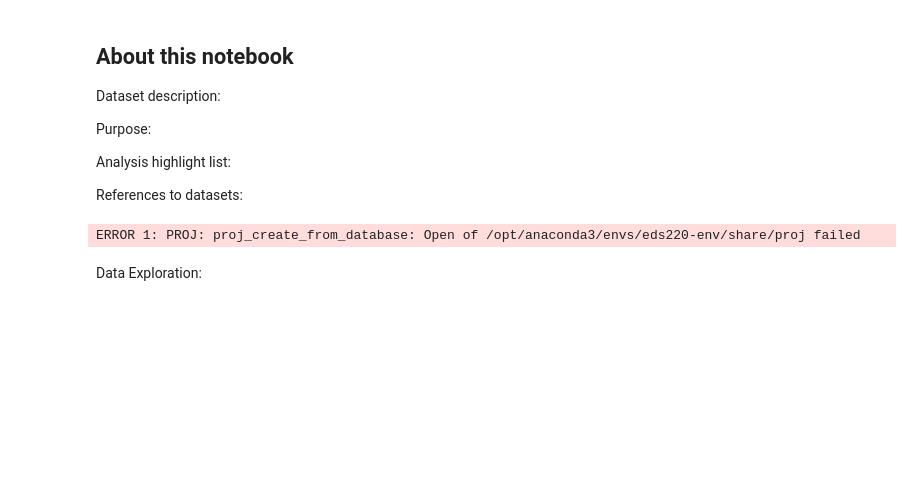
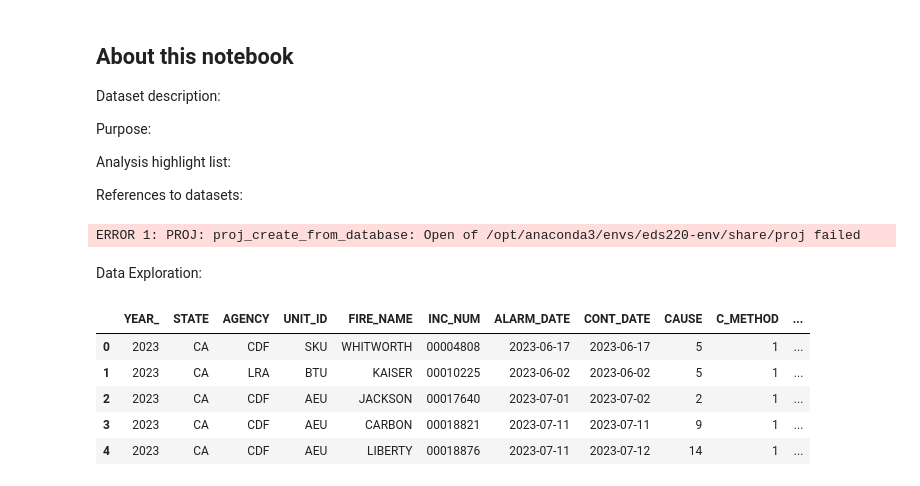
Before and after one commit to mmyiv/eds220-hwk4, a Jupyter notebook: wk4-task2-fire-perimeter-YIV.ipynb, the cells around one changed output. Saved outputs shown, nothing was run; the diff lists cells and outputs as text; code cells hidden in the pictures; blank space fills up the shorter version.

```diff
--- a/wk4-task2-fire-perimeter-YIV.ipynb
+++ b/wk4-task2-fire-perimeter-YIV.ipynb
@@ -29,3 +29,13 @@ fire = gpd.read_file(fp)
 ERROR 1: PROJ: proj_create_from_database: Open of /opt/anaconda3/envs/eds220-env/share/proj failed
 # %% [markdown]
 Data Exploration:
+# %%
+# View the first few rows
+fire.head()
+# %% [output]
+|  | YEAR_ | STATE | AGENCY | UNIT_ID | FIRE_NAME | INC_NUM | ALARM_DATE | CONT_DATE | CAUSE | C_METHOD | ... |
+| 0 | 2023 | CA | CDF | SKU | WHITWORTH | 00004808 | 2023-06-17 | 2023-06-17 | 5 | 1 | ... |
+| 1 | 2023 | CA | LRA | BTU | KAISER | 00010225 | 2023-06-02 | 2023-06-02 | 5 | 1 | ... |
+| 2 | 2023 | CA | CDF | AEU | JACKSON | 00017640 | 2023-07-01 | 2023-07-02 | 2 | 1 | ... |
+| 3 | 2023 | CA | CDF | AEU | CARBON | 00018821 | 2023-07-11 | 2023-07-11 | 9 | 1 | ... |
+| 4 | 2023 | CA | CDF | AEU | LIBERTY | 00018876 | 2023-07-11 | 2023-07-12 | 14 | 1 | ... |
```
Also changed, not shown: parts of 8 cells of this notebook.
